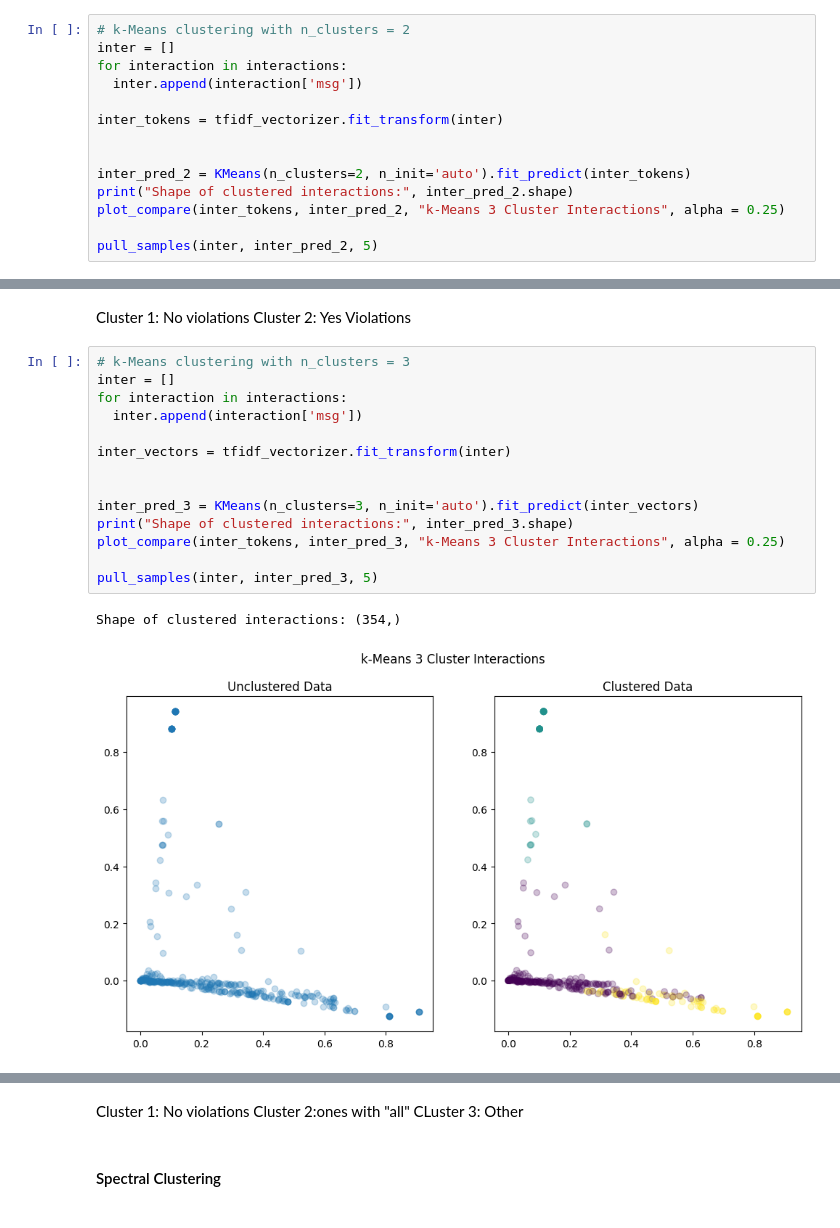
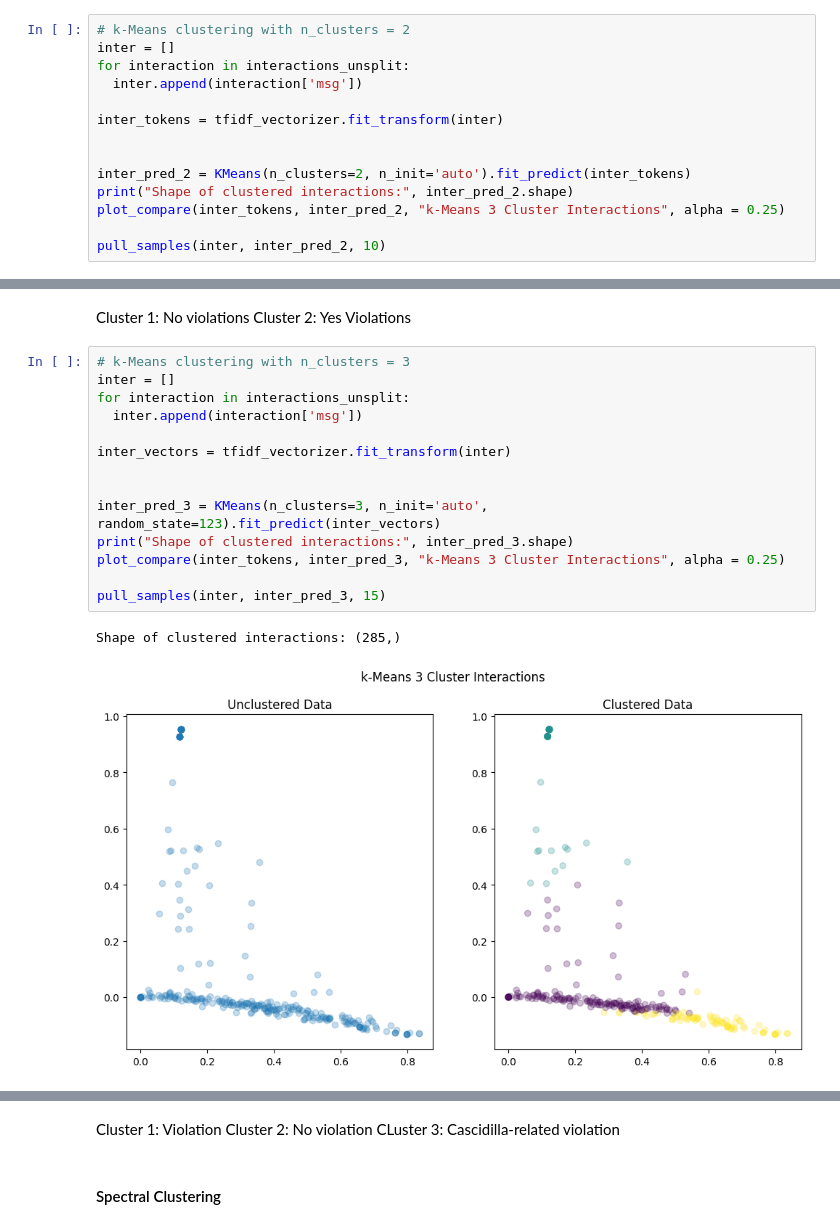
Before and after one commit to Ming-DeMers/cornell-gorges, a Jupyter notebook: Gorges_Analysis_INFO_3350_Final.ipynb, the cells around one changed output, grey strips where cells are left out. Drawn from its saved outputs; the diff is of its cells as text.

```diff
--- a/Gorges_Analysis_INFO_3350_Final.ipynb
+++ b/Gorges_Analysis_INFO_3350_Final.ipynb
@@ -522,7 +622,7 @@ def pull_samples(texts, labels, n=3):
 # %%
 # k-Means clustering with n_clusters = 2
 inter = []
-for interaction in interactions:
+for interaction in interactions_unsplit:
   inter.append(interaction['msg'])
 
 inter_tokens = tfidf_vectorizer.fit_transform(inter)
@@ -532,5 +632,5 @@ inter_pred_2 = KMeans(n_clusters=2, n_init='auto').fit_predict(inter_tokens)
 print("Shape of clustered interactions:", inter_pred_2.shape)
 plot_compare(inter_tokens, inter_pred_2, "k-Means 3 Cluster Interactions", alpha = 0.25)
 
-pull_samples(inter, inter_pred_2, 5)
+pull_samples(inter, inter_pred_2, 10)
 # %% [output]
@@ -558,18 +659,18 @@ Cluster 2: Yes Violations
 # %%
 # k-Means clustering with n_clusters = 3
 inter = []
-for interaction in interactions:
+for interaction in interactions_unsplit:
   inter.append(interaction['msg'])
 
 inter_vectors = tfidf_vectorizer.fit_transform(inter)
 
 
-inter_pred_3 = KMeans(n_clusters=3, n_init='auto').fit_predict(inter_vectors)
+inter_pred_3 = KMeans(n_clusters=3, n_init='auto', random_state=123).fit_predict(inter_vectors)
 print("Shape of clustered interactions:", inter_pred_3.shape)
 plot_compare(inter_tokens, inter_pred_3, "k-Means 3 Cluster Interactions", alpha = 0.25)
 
-pull_samples(inter, inter_pred_3, 5)
+pull_samples(inter, inter_pred_3, 15)
 # %% [output]
-Shape of clustered interactions: (354,)
+Shape of clustered interactions: (285,)
-[figure, old version]
+[figure, new version]
 Label: 0
@@ -592,7 +693,7 @@ Sample text 5 (Index: 147 ): 2 people with off leash dog under bridge by tenis c
 # %% [markdown]
-Cluster 1: No violations
-Cluster 2:ones with "all"
-CLuster 3: Other
+Cluster 1: Violation
+Cluster 2: No violation
+CLuster 3: Cascidilla-related violation
 # %% [markdown]
 #### Spectral Clustering
 # %%
```
Also changed, not shown: parts of 42 cells of this notebook.
